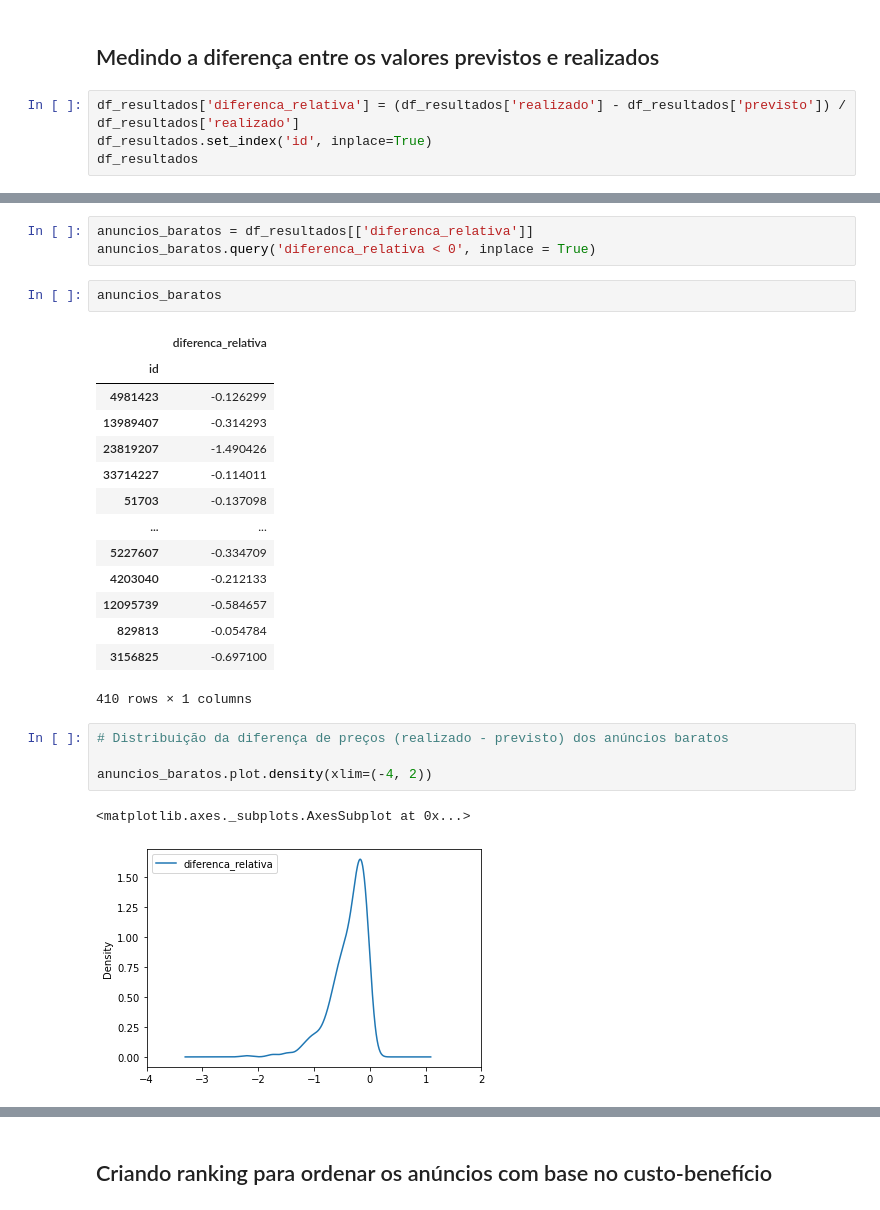
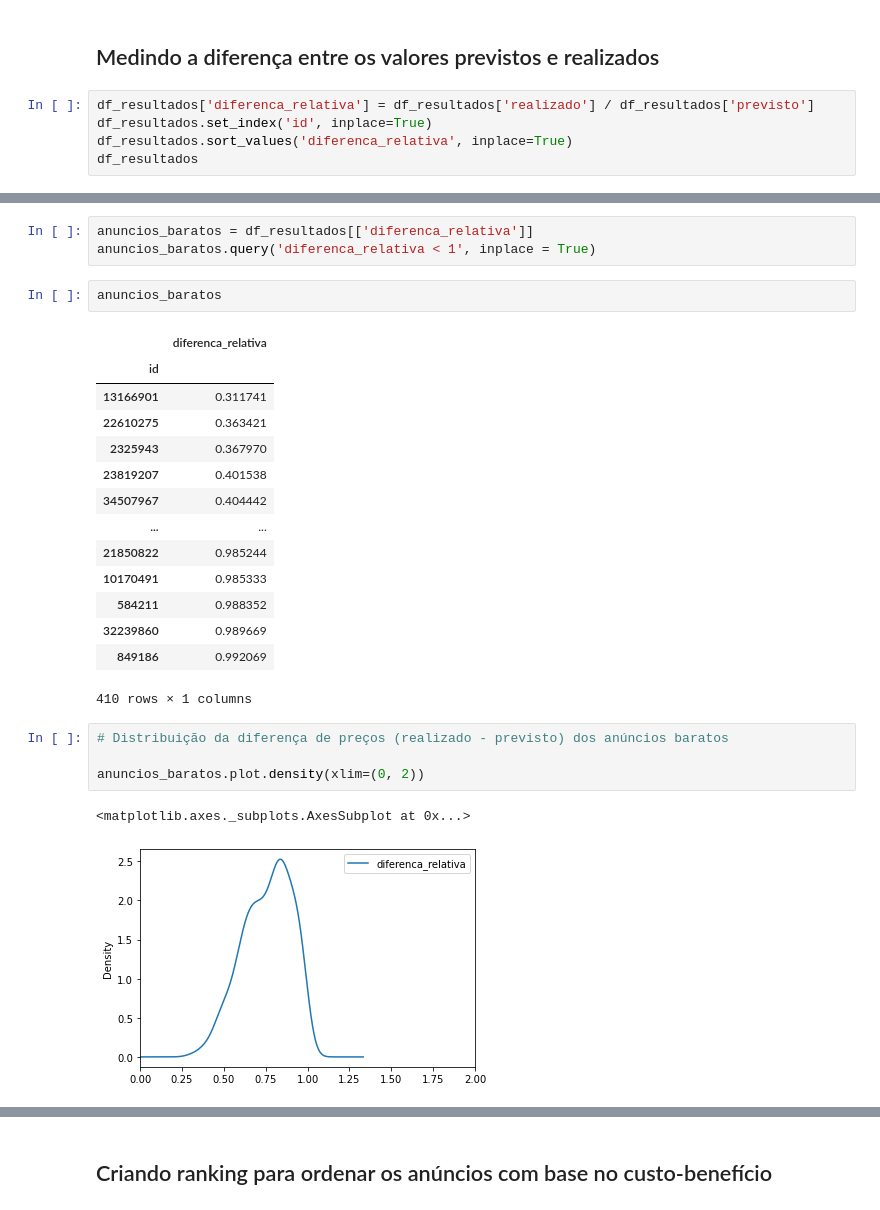
Before and after one commit to frlsouza/pmv_tcc_airbnb, a Jupyter notebook: tcc-puc-airbnb-5-resultados.ipynb, the cells around one changed output, grey strips where cells are left out. Saved outputs shown, nothing was run; the diff lists cells and outputs as text.

```diff
--- a/tcc-puc-airbnb-5-resultados.ipynb
+++ b/tcc-puc-airbnb-5-resultados.ipynb
@@ -136,8 +136,9 @@ df_resultados[['realizado', 'previsto']][0:70].plot(kind='line', figsize=(16,8))
 # %% [markdown]
 ## Medindo a diferença entre os valores previstos e realizados
 # %%
-df_resultados['diferenca_relativa'] = (df_resultados['realizado'] - df_resultados['previsto']) / df_resultados['realizado']
+df_resultados['diferenca_relativa'] = df_resultados['realizado'] / df_resultados['previsto']
 df_resultados.set_index('id', inplace=True)
+df_resultados.sort_values('diferenca_relativa', inplace=True)
 df_resultados
 # %% [output]
 |  | realizado | previsto | diferenca_relativa |
@@ -156,29 +157,29 @@ df_resultados
 700 rows × 3 columns
 # %%
 anuncios_baratos = df_resultados[['diferenca_relativa']]
-anuncios_baratos.query('diferenca_relativa < 0', inplace = True)
+anuncios_baratos.query('diferenca_relativa < 1', inplace = True)
 # %%
 anuncios_baratos
 # %% [output]
 |  | diferenca_relativa |
 | id |  |
-| 4981423 | -0.126299 |
-| 13989407 | -0.314293 |
-| 23819207 | -1.490426 |
-| 33714227 | -0.114011 |
-| 51703 | -0.137098 |
+| 13166901 | 0.311741 |
+| 22610275 | 0.363421 |
+| 2325943 | 0.367970 |
+| 23819207 | 0.401538 |
+| 34507967 | 0.404442 |
 | ... | ... |
-| 5227607 | -0.334709 |
-| 4203040 | -0.212133 |
-| 12095739 | -0.584657 |
-| 829813 | -0.054784 |
-| 3156825 | -0.697100 |
+| 21850822 | 0.985244 |
+| 10170491 | 0.985333 |
+| 584211 | 0.988352 |
+| 32239860 | 0.989669 |
+| 849186 | 0.992069 |
 410 rows × 1 columns
 # %%
 # Distribuição da diferença de preços (realizado - previsto) dos anúncios baratos
 
-anuncios_baratos.plot.density(xlim=(-4, 2))
+anuncios_baratos.plot.density(xlim=(0, 2))
 # %% [output]
 <matplotlib.axes._subplots.AxesSubplot at 0x...>
-[figure, old version]
+[figure, new version]
 # %%
```
Also changed, not shown: parts of 9 cells of this notebook, 6 other files.
